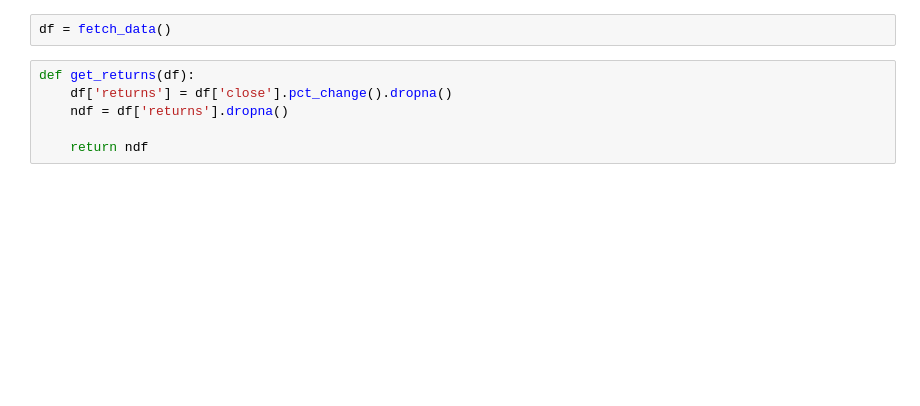
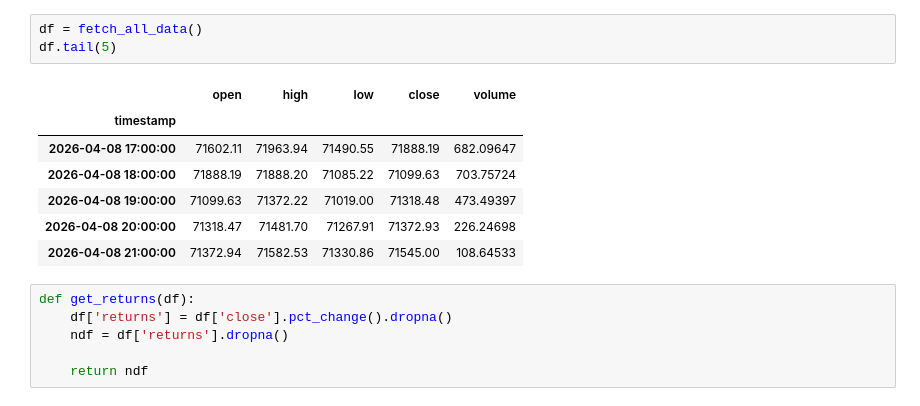
Before and after one commit to FreqVik/CVol, a Jupyter notebook: model.ipynb, the cells around one changed output. Cells and saved outputs as stored; diff of their text form; blank space fills up the shorter version.

```diff
--- a/model.ipynb
+++ b/model.ipynb
@@ -16,7 +37,16 @@ def fetch_data():
     df.set_index('timestamp', inplace=True)
     return df
 # %%
-df = fetch_data()
+df = fetch_all_data()
+df.tail(5)
+# %% [output]
+|  | open | high | low | close | volume |
+| timestamp |  |  |  |  |  |
+| 2026-04-08 17:00:00 | 71602.11 | 71963.94 | 71490.55 | 71888.19 | 682.09647 |
+| 2026-04-08 18:00:00 | 71888.19 | 71888.20 | 71085.22 | 71099.63 | 703.75724 |
+| 2026-04-08 19:00:00 | 71099.63 | 71372.22 | 71019.00 | 71318.48 | 473.49397 |
+| 2026-04-08 20:00:00 | 71318.47 | 71481.70 | 71267.91 | 71372.93 | 226.24698 |
+| 2026-04-08 21:00:00 | 71372.94 | 71582.53 | 71330.86 | 71545.00 | 108.64533 |
 # %%
 def get_returns(df):
     df['returns'] = df['close'].pct_change().dropna()
```
Also changed, not shown: parts of 11 cells of this notebook, 4 other files.
